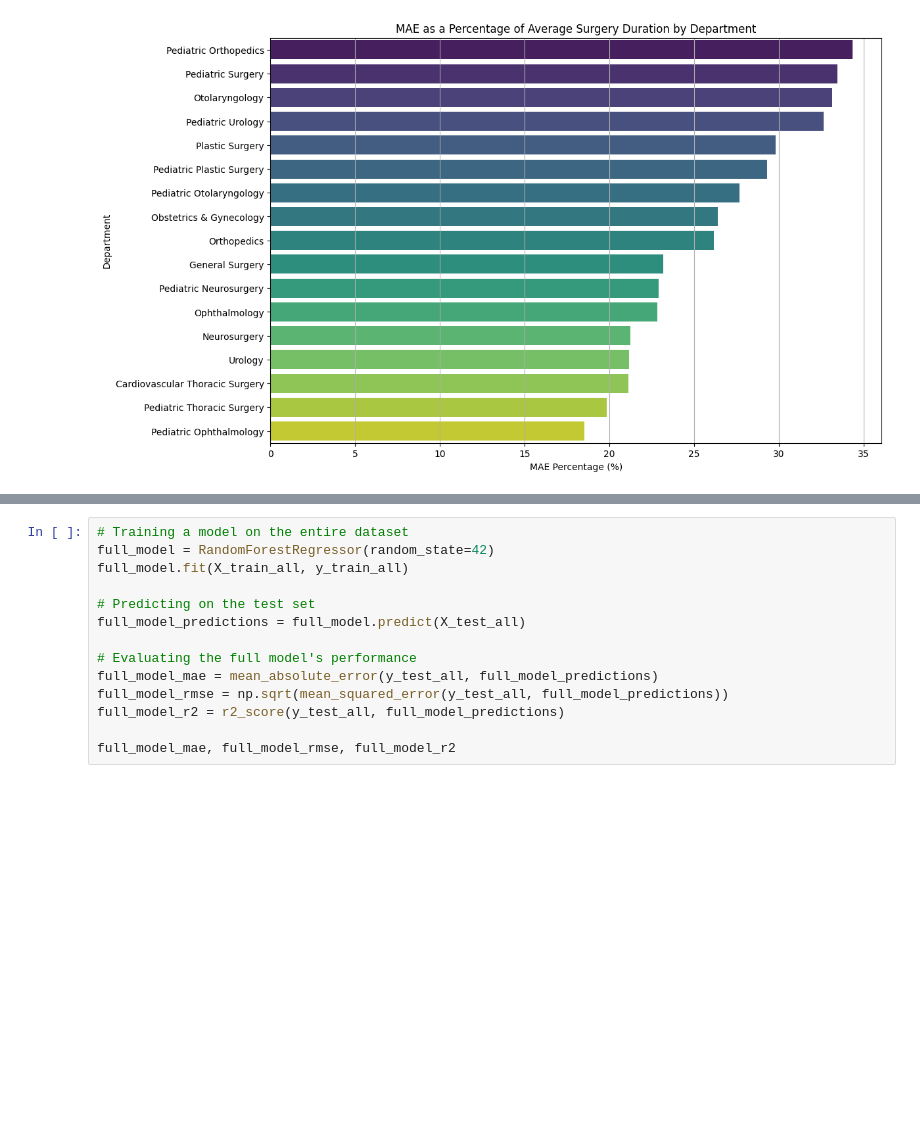
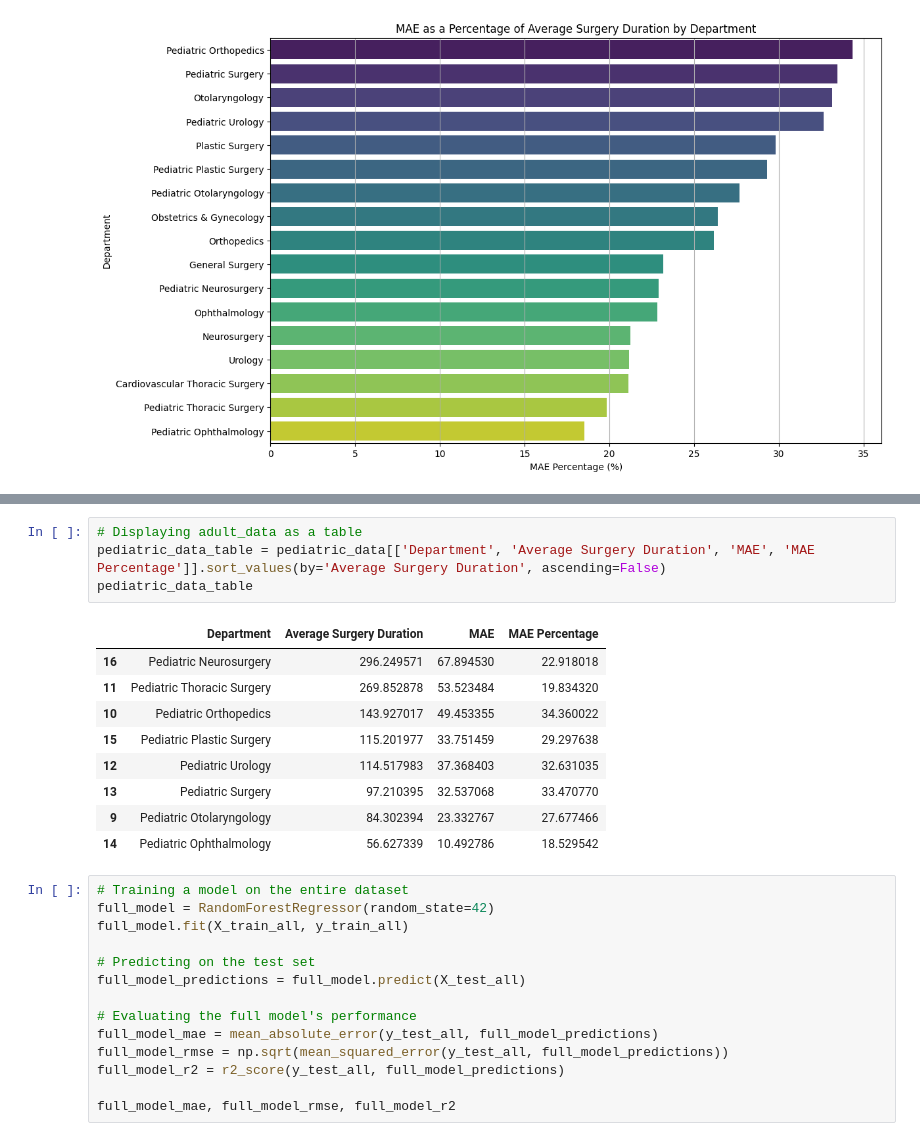
Before and after one commit to devguno/Surgical-Duration-Prediction, a Jupyter notebook: 1129_2.ipynb, the cells around one changed output, grey strips where cells are left out. Drawn from its saved outputs; the diff is of its cells as text; blank space fills up the shorter version.

```diff
--- a/1129_2.ipynb
+++ b/1129_2.ipynb
@@ -295,3 +312,17 @@ plt.show()
+# %%
+# Displaying adult_data as a table
+pediatric_data_table = pediatric_data[['Department', 'Average Surgery Duration', 'MAE', 'MAE Percentage']].sort_values(by='Average Surgery Duration', ascending=False)
+pediatric_data_table
+# %% [output]
+|  | Department | Average Surgery Duration | MAE | MAE Percentage |
+| 16 | Pediatric Neurosurgery | 296.249571 | 67.894530 | 22.918018 |
+| 11 | Pediatric Thoracic Surgery | 269.852878 | 53.523484 | 19.834320 |
+| 10 | Pediatric Orthopedics | 143.927017 | 49.453355 | 34.360022 |
+| 15 | Pediatric Plastic Surgery | 115.201977 | 33.751459 | 29.297638 |
+| 12 | Pediatric Urology | 114.517983 | 37.368403 | 32.631035 |
+| 13 | Pediatric Surgery | 97.210395 | 32.537068 | 33.470770 |
+| 9 | Pediatric Otolaryngology | 84.302394 | 23.332767 | 27.677466 |
+| 14 | Pediatric Ophthalmology | 56.627339 | 10.492786 | 18.529542 |
 # %%
 # Training a model on the entire dataset
 full_model = RandomForestRegressor(random_state=42)
```
Also changed, not shown: parts of 8 cells of this notebook.
